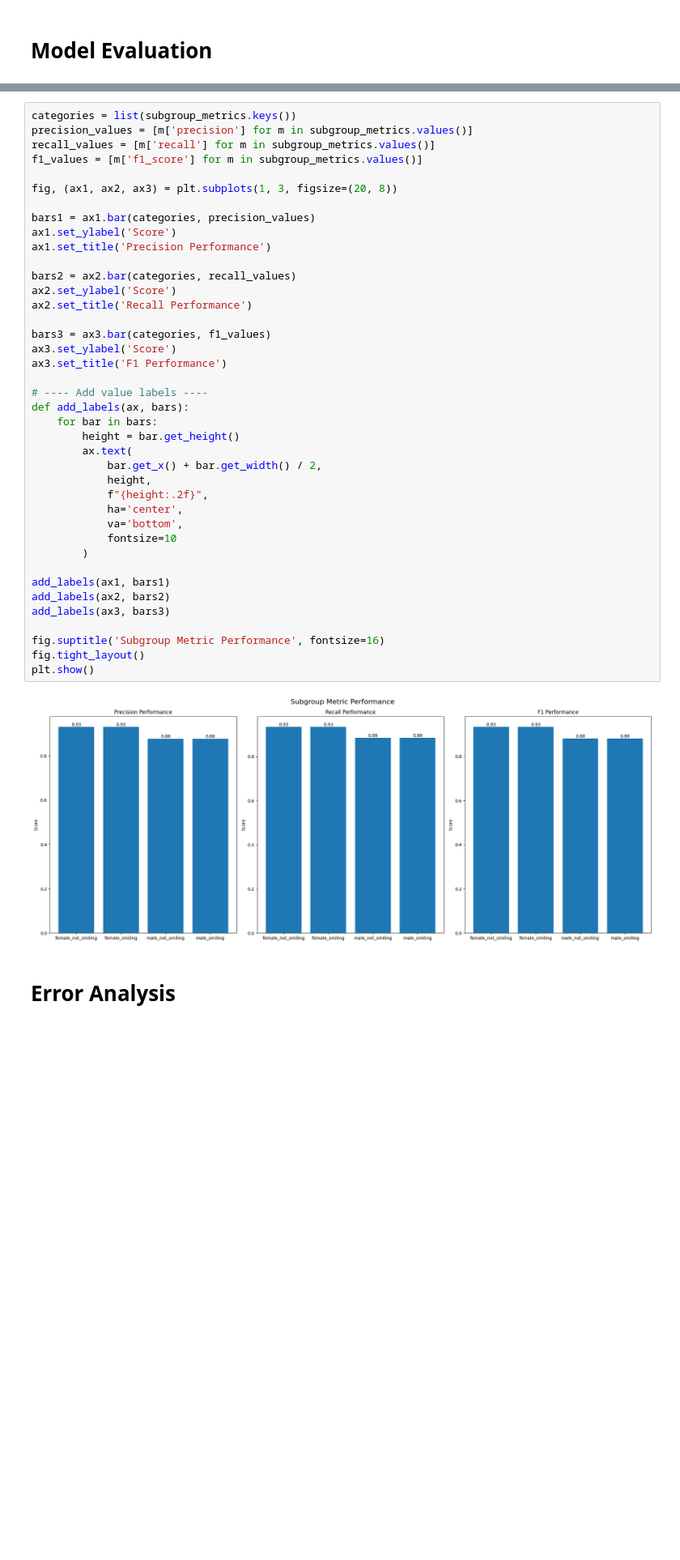
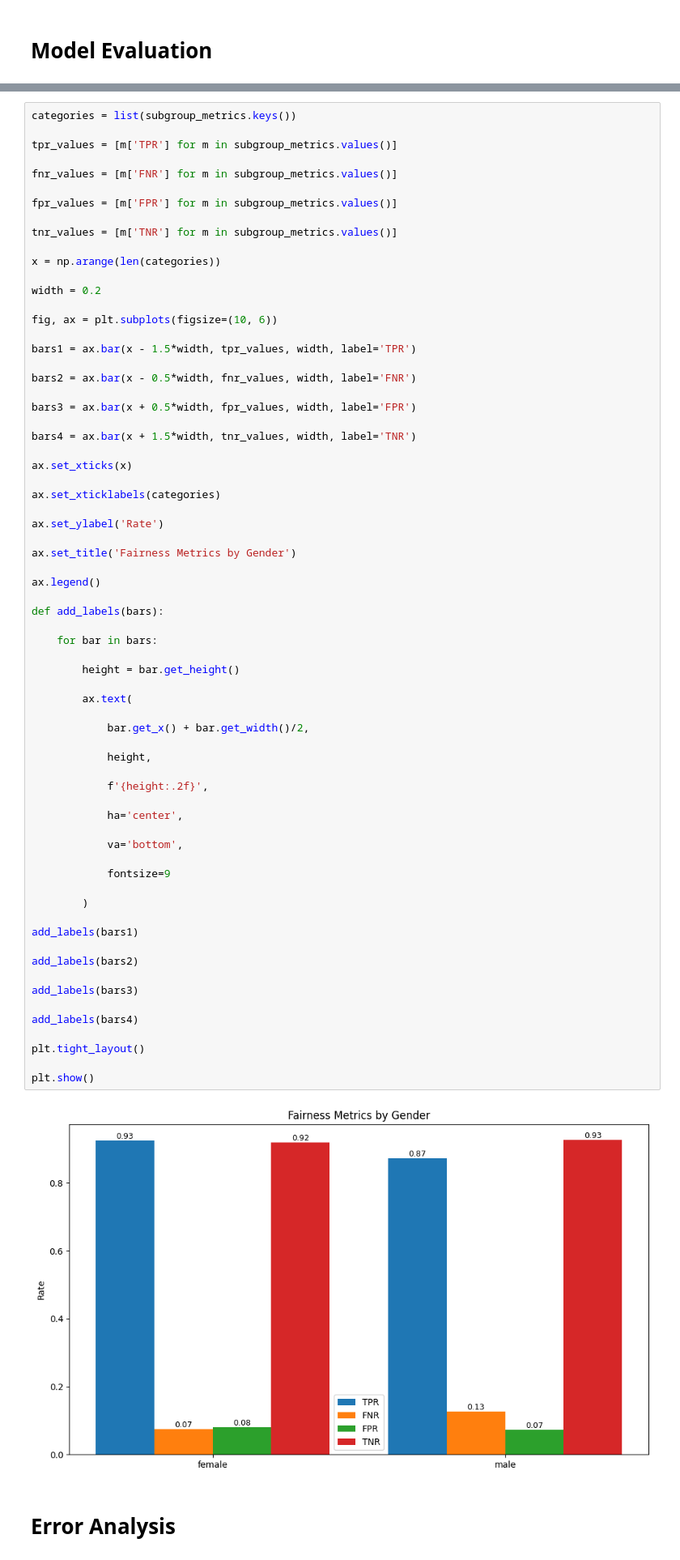
Before and after one commit to meniquejojo/Image-Classification-and-bias-model, a Jupyter notebook: Notebooks/celebA image classifier/bias_model.ipynb, the cells around one changed output, grey strips where cells are left out. Shown at 81% size. Saved outputs shown, nothing was run; the diff lists cells and outputs as text; blank space fills up the shorter version.

Commit message:
improved metric grading

```diff
--- a/Notebooks/celebA image classifier/bias_model.ipynb
+++ b/Notebooks/celebA image classifier/bias_model.ipynb
@@ -497,45 +496,73 @@ plt.show()
 # %%
 categories = list(subgroup_metrics.keys())
-precision_values = [m['precision'] for m in subgroup_metrics.values()]
-recall_values = [m['recall'] for m in subgroup_metrics.values()]
-f1_values = [m['f1_score'] for m in subgroup_metrics.values()]
 
-fig, (ax1, ax2, ax3) = plt.subplots(1, 3, figsize=(20, 8))
+tpr_values = [m['TPR'] for m in subgroup_metrics.values()]
 
-bars1 = ax1.bar(categories, precision_values)
-ax1.set_ylabel('Score')
-ax1.set_title('Precision Performance')
+fnr_values = [m['FNR'] for m in subgroup_metrics.values()]
 
-bars2 = ax2.bar(categories, recall_values)
-ax2.set_ylabel('Score')
-ax2.set_title('Recall Performance')
+fpr_values = [m['FPR'] for m in subgroup_metrics.values()]
 
-bars3 = ax3.bar(categories, f1_values)
-ax3.set_ylabel('Score')
-ax3.set_title('F1 Performance')
+tnr_values = [m['TNR'] for m in subgroup_metrics.values()]
 
-# ---- Add value labels ----
-def add_labels(ax, bars):
+x = np.arange(len(categories))
+
+width = 0.2
+
+fig, ax = plt.subplots(figsize=(10, 6))
+
+bars1 = ax.bar(x - 1.5*width, tpr_values, width, label='TPR')
+
+bars2 = ax.bar(x - 0.5*width, fnr_values, width, label='FNR')
+
+bars3 = ax.bar(x + 0.5*width, fpr_values, width, label='FPR')
+
+bars4 = ax.bar(x + 1.5*width, tnr_values, width, label='TNR')
+
+ax.set_xticks(x)
+
+ax.set_xticklabels(categories)
+
+ax.set_ylabel('Rate')
+
+ax.set_title('Fairness Metrics by Gender')
+
+ax.legend()
+
+def add_labels(bars):
+
     for bar in bars:
+
         height = bar.get_height()
+
         ax.text(
-            bar.get_x() + bar.get_width() / 2,
+
+            bar.get_x() + bar.get_width()/2,
+
             height,
-            f"{height:.2f}",
+
+            f'{height:.2f}',
+
             ha='center',
+
             va='bottom',
-            fontsize=10
+
+            fontsize=9
+
         )
 
-add_labels(ax1, bars1)
-add_labels(ax2, bars2)
-add_labels(ax3, bars3)
+add_labels(bars1)
 
-fig.suptitle('Subgroup Metric Performance', fontsize=16)
-fig.tight_layout()
+add_labels(bars2)
+
+add_labels(bars3)
+
+add_labels(bars4)
+
+plt.tight_layout()
+
 plt.show()
 # %% [output]
-[figure, old version]
+[figure, new version]
 # %% [markdown]
 # Error Analysis
 # %%
```
Also changed, not shown: parts of 14 cells of this notebook, 7 other files.
